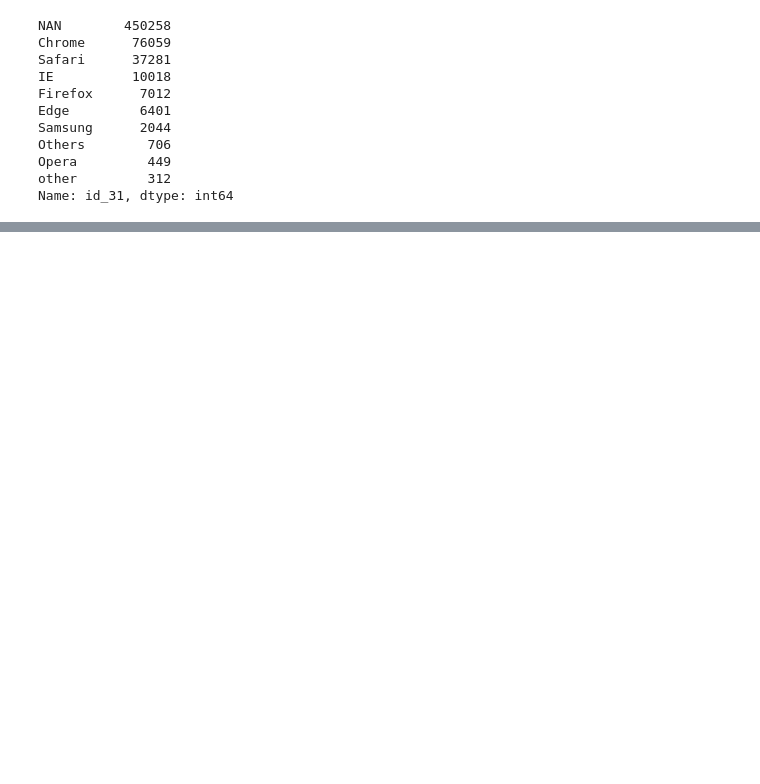
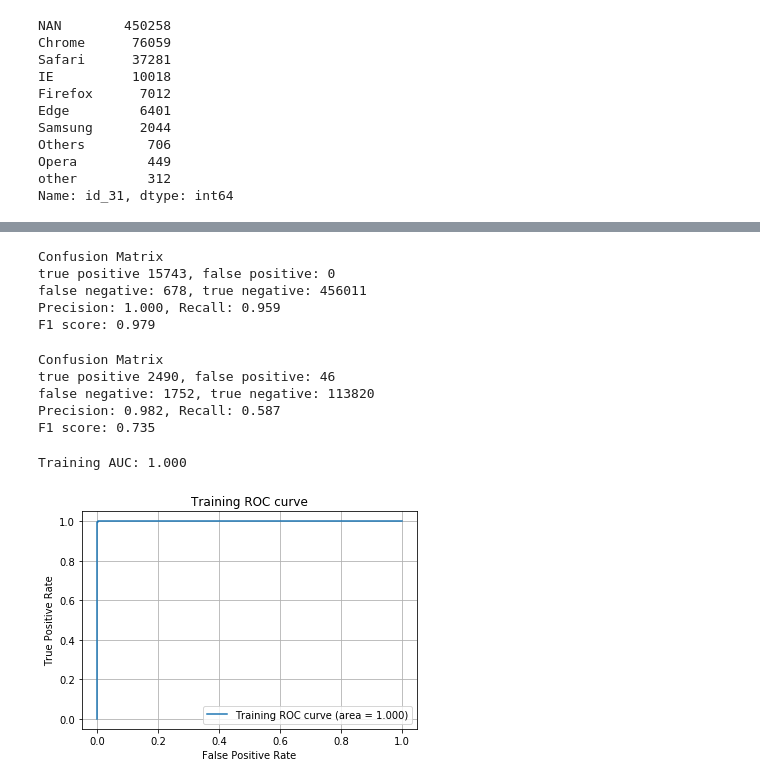
Before and after one commit to chriskwkim/mlnd, a Jupyter notebook: mlnd-capstone/Fraud Detection Learning.ipynb, the cells around one changed output, grey strips where cells are left out. Drawn from its saved outputs; the diff is of its cells as text; code cells hidden in the pictures; blank space fills up the shorter version.

Commit message:
Trained and report draft

```diff
--- a/mlnd-capstone/Fraud Detection Learning.ipynb
+++ b/mlnd-capstone/Fraud Detection Learning.ipynb
@@ -210,11 +163,14 @@ train.drop('_ymd', axis=1, inplace=True)
 train.drop('_year_month', axis=1, inplace=True)
 train.drop('Date', axis=1, inplace=True)
 # %%
+# Label encode the categorical features
+
 cat_cols = ['id_12', 'id_13', 'id_14', 'id_15', 'id_16', 'id_17', 'id_18', 'id_19', 'id_20', 'id_21', 'id_22', 'id_23',
             'id_24', 'id_25', 'id_26', 'id_27', 'id_28', 'id_29', 'id_30', 'id_31', 'id_32', 'id_33', 'id_34', 'id_35',
-            'id_36', 'id_37', 'id_38', 'DeviceType', 'DeviceInfo', 'ProductCD', 'card4', 'card6', 'M4','P_emaildomain',
-            'R_emaildomain', 'card1', 'card2', 'card3',  'card5', 'addr1', 'addr2', 'M1', 'M2', 'M3', 'M5', 'M6', 'M7',
-            'M8', 'M9', 'P_emaildomain_bin', 'P_emaildomain_suffix', 'R_emaildomain_bin', 'R_emaildomain_suffix']
+            'id_36', 'id_37', 'id_38', 'DeviceType', 'DeviceInfo', 'ProductCD', 'card4', 'card6', 'M4',
+            'card1', 'card2', 'card3', 'card5', 'addr1', 'addr2','P_emaildomain',
+            'R_emaildomain', 'M1', 'M2', 'M3', 'M5', 'M6', 'M7',
+            'M8', 'M9']
 for col in cat_cols:
     if col in train.columns:
         le = preprocessing.LabelEncoder()
@@ -318,19 +261,17 @@ import lightgbm as lgb
 params={'learning_rate': 0.01,
         'objective': 'binary',
         'metric': 'auc',
-        'num_threads': -1,
         'num_leaves': 256,
         'verbose': 1,
         'random_state': 42,
-        'bagging_fraction': 1,
-        'feature_fraction': 0.85
+        'bagging_fraction': 1.0,
+        'feature_fraction': 1.0
        }
 
-oof_preds = np.zeros(X_train.shape[0])
-sub_preds = np.zeros(X_test.shape[0])
+train_predictions = np.zeros(X_train.shape[0])
+test_predictions = np.zeros(X_test.shape[0])
 
-clf = lgb.LGBMClassifier(**params, n_estimators=3000)
-clf.fit(X_train, y_train)
-oof_preds = clf.predict_proba(X_train, num_iteration=clf.best_iteration_)[:,1]
-sub_preds = clf.predict_proba(X_test, num_iteration=clf.best_iteration_)[:,1]
+lgbm = lgb.LGBMClassifier(**params, n_estimators=3000)
+# Train the model
+lgbm.fit(X_train, y_train)
 # %% [output]
@@ -338,0 +288,27 @@ Wall time: 16min 35s
+# %%
+# Predict Training
+train_preds = lgbm.predict(X_train, num_iteration=lgbm.best_iteration_)
+show_scores(y_train, train_preds)
+# %% [output]
+Confusion Matrix
+true positive 15743, false positive: 0
+false negative: 678, true negative: 456011
+Precision: 1.000, Recall: 0.959
+F1 score: 0.979
+# %%
+# Predict Test
+test_preds = lgbm.predict(X_test, num_iteration=lgbm.best_iteration_)
+show_scores(y_test, test_preds)
+# %% [output]
+Confusion Matrix
+true positive 2490, false positive: 46
+false negative: 1752, true negative: 113820
+Precision: 0.982, Recall: 0.587
+F1 score: 0.735
+# %%
+# Train AUC
+train_predictions = lgbm.predict_proba(X_train, num_iteration=lgbm.best_iteration_)[:,1]
+show_auc_roc(y_train, train_predictions, 'Training')
+# %% [output]
+Training AUC: 1.000
+[figure, added]
```
Also changed, not shown: parts of 43 cells of this notebook, 4 other files.
